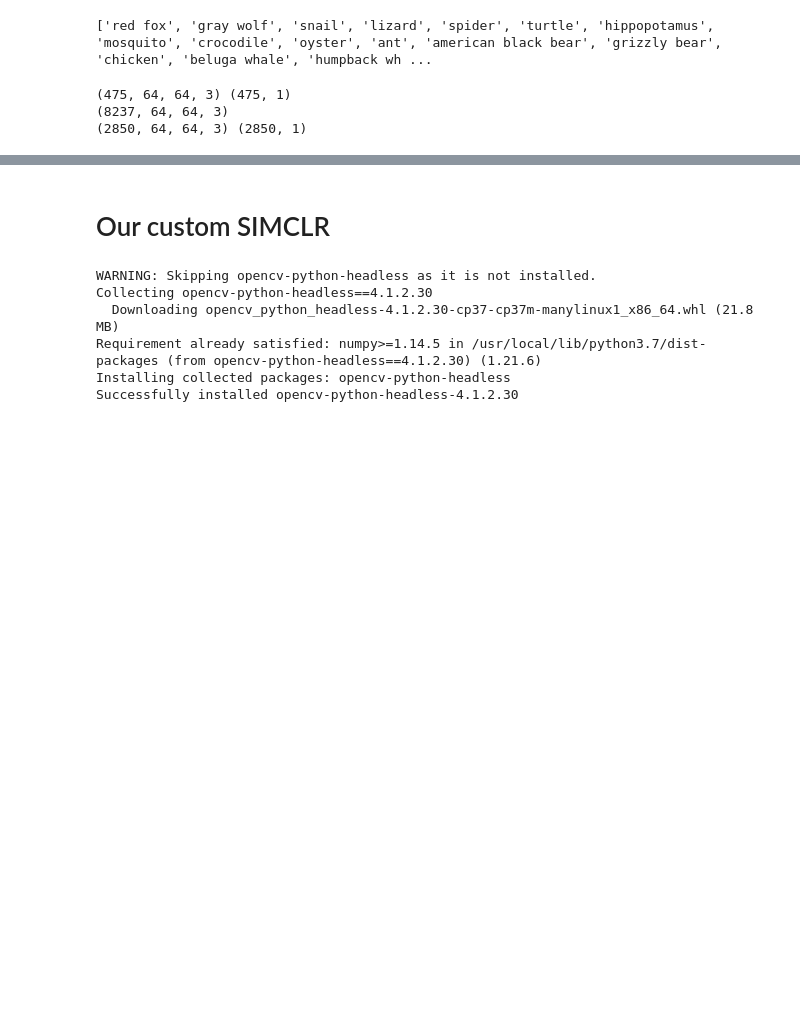
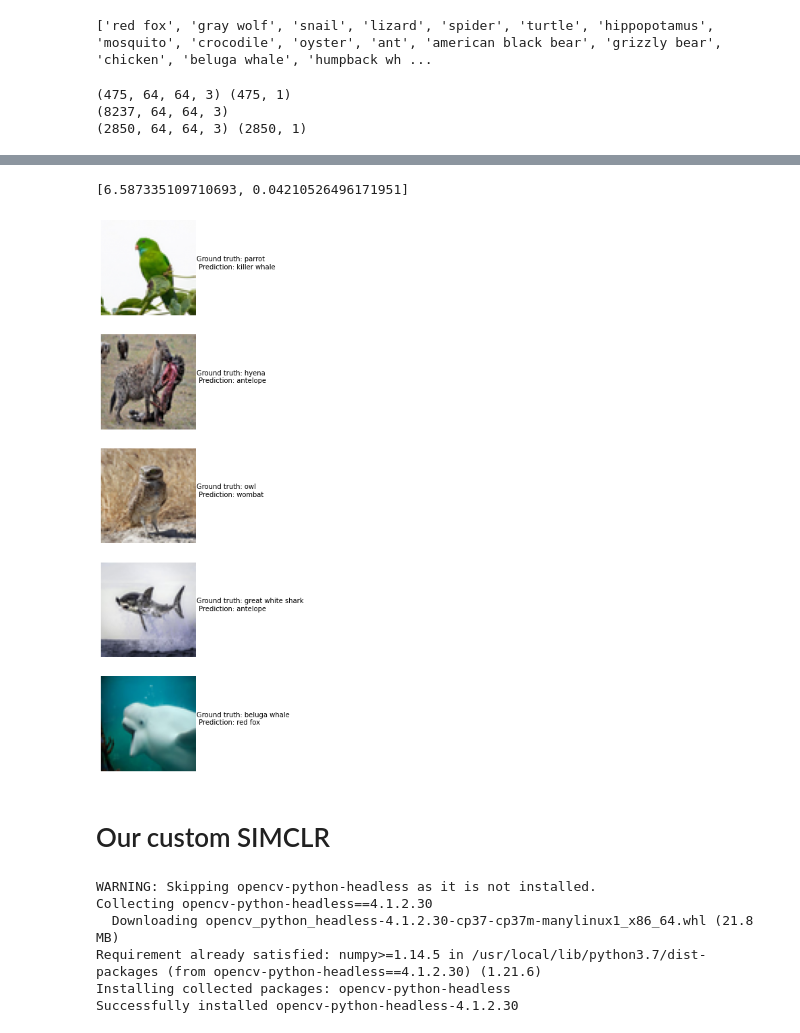
Before and after one commit to leagaze/contrastive-learning, a Jupyter notebook: Projet.ipynb, the cells around one changed output, grey strips where cells are left out. Cells and saved outputs as stored; diff of their text form; code cells hidden in the pictures; blank space fills up the shorter version.

```diff
--- a/Projet.ipynb
+++ b/Projet.ipynb
@@ -182,0 +277,13 @@ _________________________________________________________________
+# %%
+inputs = keras.Input(shape=(IMAGE_SIZE, IMAGE_SIZE, 3))
+base_model = tf.keras.applications.ResNet50(  # Add the rest of the model
+    weights=None, input_tensor=inputs, include_top=False)
+global_average_layer = tf.keras.layers.GlobalAveragePooling2D()
+prediction_layer = tf.keras.layers.Dense(95, activation='softmax')
+
+x = base_model(inputs)
+x = global_average_layer(x)
+x = tf.keras.layers.Dropout(0.2)(x)
+outputs = prediction_layer(x)
+model = keras.Model(inputs, outputs)
+model.summary()
@@ -182,0 +311,12 @@ _________________________________________________________________
+# %%
+epochs = 40
+batch_size=256
+
+loss_fn = tf.keras.losses.SparseCategoricalCrossentropy()
+optimizer=tf.keras.optimizers.Adam(
+    learning_rate=3e-4,
+)
+train_acc_metric = keras.metrics.SparseCategoricalAccuracy()
+val_acc_metric = keras.metrics.SparseCategoricalAccuracy()
+model.compile(loss=loss_fn, optimizer=optimizer, metrics=train_acc_metric)
+history = model.fit(x=x_test ,y=y_test, validation_data=(x_lab, y_lab), epochs=epochs, batch_size=batch_size)
@@ -182,0 +342,13 @@ _________________________________________________________________
+# %%
+preds=model.predict(x_lab)
+#print(preds.shape)
+fig, axes = plt.subplots(5, 1, figsize=(15, 15))
+for i in range(5):
+  axes[i].imshow(x_test[i*100]/255.)
+  true_text = CLASSES[int(y_test[i*100])]
+  pred_text = CLASSES[np.argmax(preds[i*100])]
+  axes[i].axis('off')
+  axes[i].text(64, 32, 'Ground truth: ' + true_text + '\n' + ' Prediction: ' + pred_text)
+
+model.evaluate(x_lab, y_lab)
+# %% [output]
@@ -183,2 +356,4 @@ _________________________________________________________________
+[6.587335109710693, 0.04210526496171951]
+[figure, added]
 # %% [markdown]
 # Our custom SIMCLR
```
Also changed, not shown: parts of 25 cells of this notebook.
